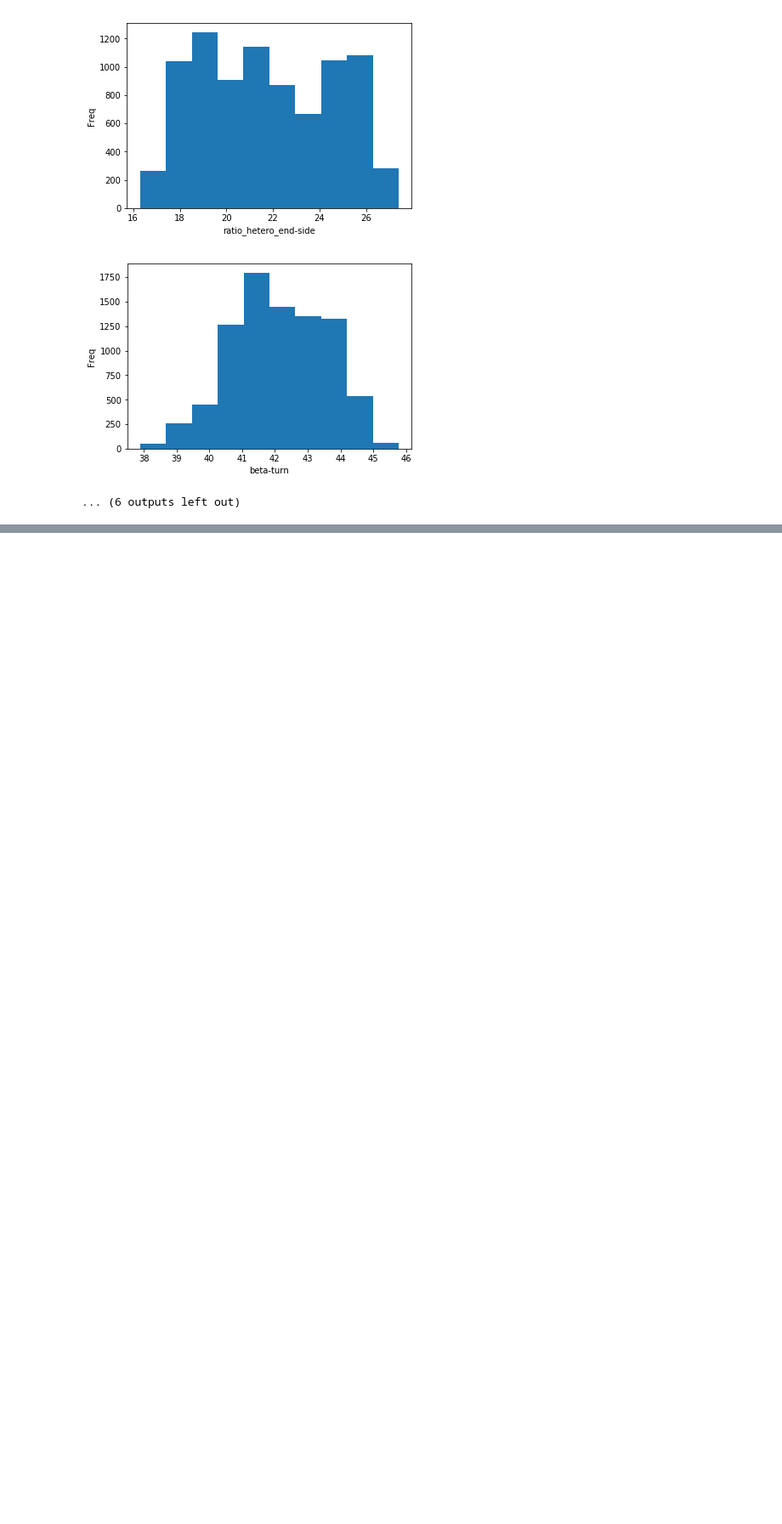
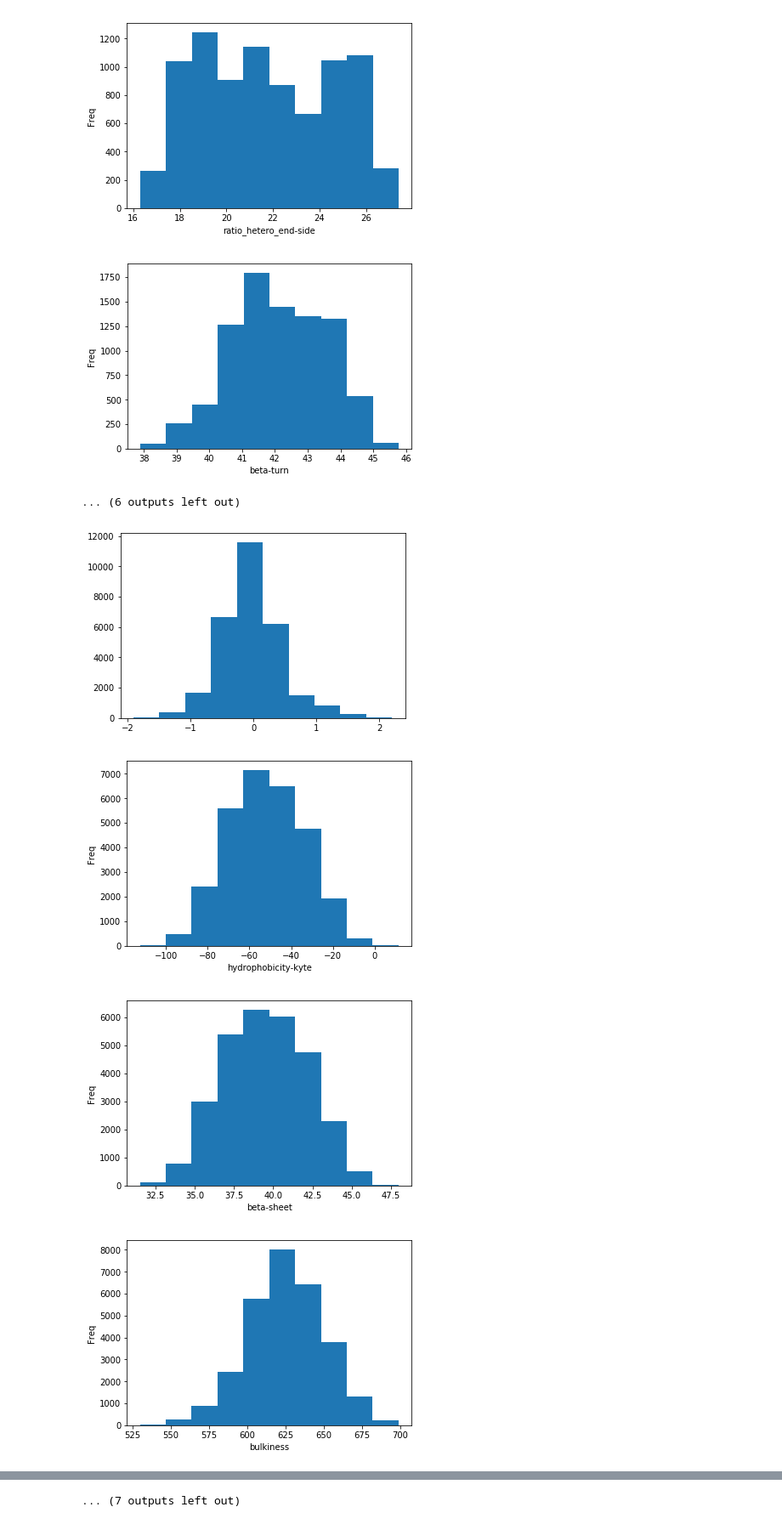
Before and after one commit to latticetower/stable-mutants, a Jupyter notebook: notebooks/Features.ipynb, the cells around one changed output, grey strips where cells are left out. Shown at 85% size. Drawn from its saved outputs; the diff is of its cells as text; code cells hidden in the pictures; blank space fills up the shorter version.

```diff
--- a/notebooks/Features.ipynb
+++ b/notebooks/Features.ipynb
@@ -281,0 +327,19 @@ for i in feature_list:
+# %%
+feature_list=os.listdir('../data/features')
+
+plt.hist(y_full_train)
+plt.show()
+feature_dict={}
+for i in feature_list:
+    feature=[calc_feature(i.split('.')[0],x) for x in x_full_train]
+    feature_norm=feature/np.linalg.norm(feature)
+    plt.xlabel(i.split('.')[0])
+    plt.ylabel('Freq')
+    plt.hist(feature)
+    feature_dict.update({i.split('.')[0]:feature})
+    plt.show()
+# %% [output]
+[figure, added]
+[figure, added]
+[figure, added]
+[figure, added]
@@ -281,0 +354 @@ for i in feature_list:
+... (7 outputs left out)
```
Also changed, not shown: parts of 6 cells of this notebook, 1 other file.
